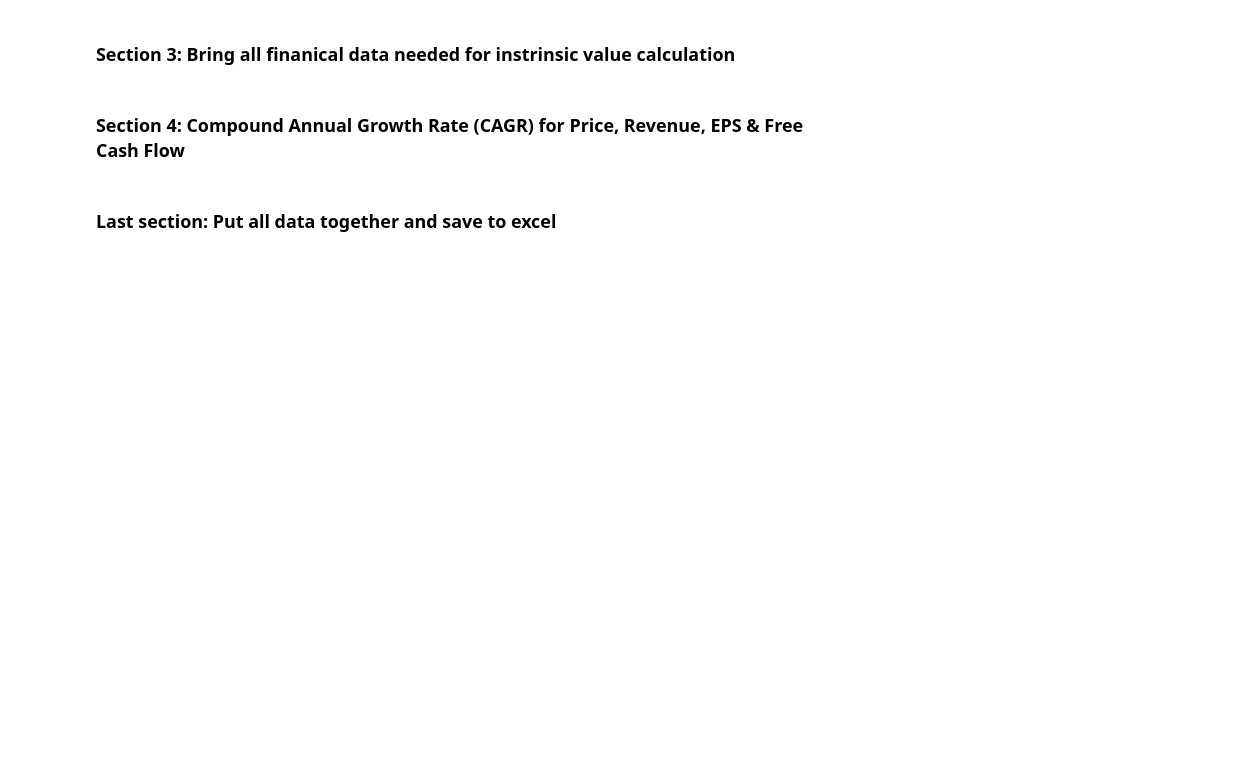
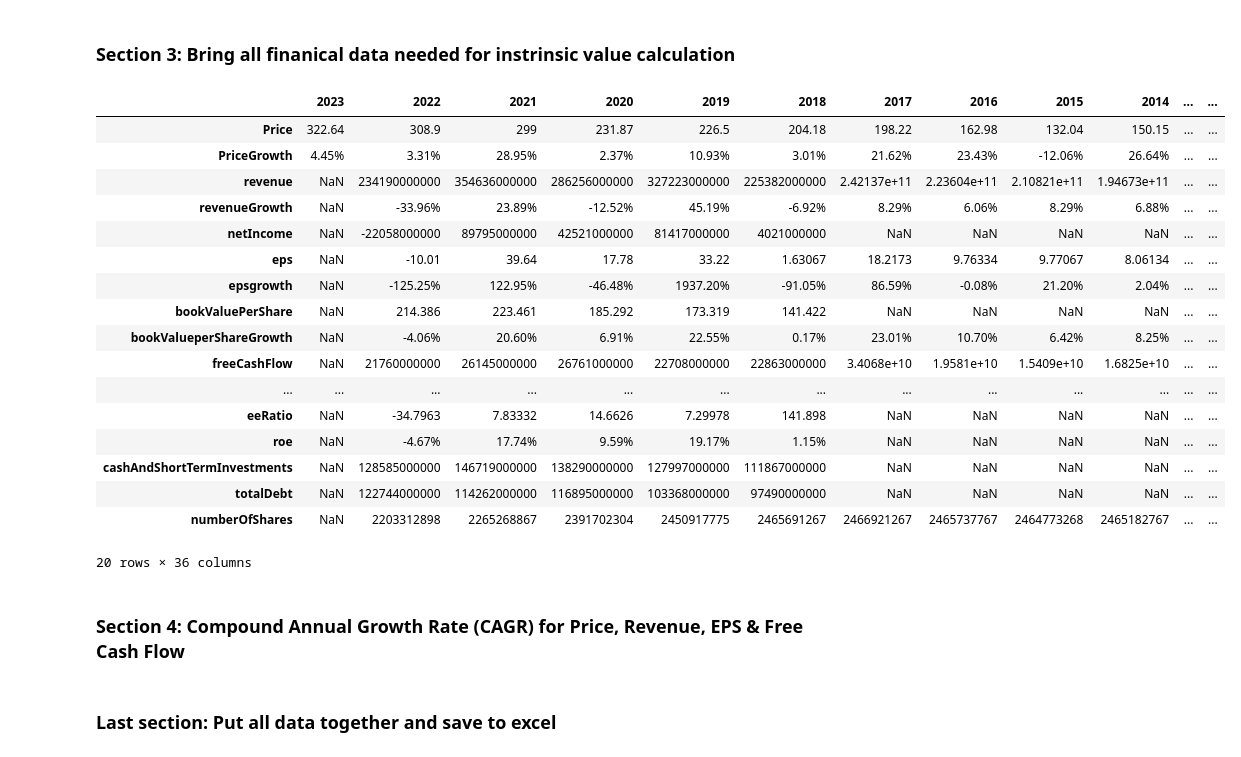
Before and after one commit to PerryLi2008/stock-analysis, a Jupyter notebook: Stock fundamental analysis.ipynb, the cells around one changed output. Cells and saved outputs as stored; diff of their text form; code cells hidden in the pictures; blank space fills up the shorter version.

```diff
--- a/Stock fundamental analysis.ipynb
+++ b/Stock fundamental analysis.ipynb
@@ -59,6 +67,16 @@ def percentage_format(x):
         return x
     else:
         return '{:.2%}'.format(x)
+
+# Update NaN value of revenue, eps and freeCashFlow based on growth calculation
+# Reason: FinancialModellingPrep's API only provide 5 years data for free account. But provides all years data for growth.
+# This function calculates all years data of revenue, eps and freeCashFlow based on growth
+def update_per_growth(df, rownum):
+    for col in range(1, len(df.columns)):
+        if pd.isna(df.iloc[rownum][col]):
+            df.iloc[rownum, col] = df.iloc[rownum][col-1] / (df.iloc[rownum+1][col-1]+1)
+
+    return df
 # %%
 import yfinance as yf
 
@@ -130,8 +148,8 @@ results = pd.concat([income_statement_annually.loc['revenue'],
                      key_metrics_annually.loc['bookValuePerShare'],
                      growth_annually.loc['bookValueperShareGrowth'],
                      cash_flow_statement_annually.loc['freeCashFlow'],
+                     growth_annually.loc['freeCashFlowGrowth'],
                      key_metrics_annually.loc['freeCashFlowPerShare'],
-                     growth_annually.loc['freeCashFlowGrowth'],
                      key_metrics_annually.loc['marketCap'],
                      key_metrics_annually.loc['enterpriseValue'],
                      key_metrics_annually.loc['peRatio'],
@@ -155,11 +173,38 @@ results = calc_eeRatio(results).transpose()
 # results = results.transpose()
 results = pd.concat([price_info, results])
 
+# Calculate all years data for revenue, eps and freeCashFlow
+update_per_growth(results, 2)             # revenue
+update_per_growth(results, 5)             # eps
+update_per_growth(results, 9)             # freeCashFlow
+
+# Format decimal fields format as percentage
 results.loc['revenueGrowth'] = results.loc['revenueGrowth'].apply(lambda x: percentage_format(x))
 results.loc['epsgrowth'] = results.loc['epsgrowth'].apply(lambda x: percentage_format(x))
 results.loc['bookValueperShareGrowth'] = results.loc['bookValueperShareGrowth'].apply(lambda x: percentage_format(x))
 results.loc['freeCashFlowGrowth'] = results.loc['freeCashFlowGrowth'].apply(lambda x: percentage_format(x))
 results.loc['roe'] = results.loc['roe'].apply(lambda x: percentage_format(x))
+# %%
+results
+# %% [output]
+|  | 2023 | 2022 | 2021 | 2020 | 2019 | 2018 | 2017 | 2016 | 2015 | 2014 | ... | ... |
+| Price | 322.64 | 308.9 | 299 | 231.87 | 226.5 | 204.18 | 198.22 | 162.98 | 132.04 | 150.15 | ... | ... |
+| PriceGrowth | 4.45% | 3.31% | 28.95% | 2.37% | 10.93% | 3.01% | 21.62% | 23.43% | -12.06% | 26.64% | ... | ... |
+| revenue | NaN | 234190000000 | 354636000000 | 286256000000 | 327223000000 | 225382000000 | 2.42137e+11 | 2.23604e+11 | 2.10821e+11 | 1.94673e+11 | ... | ... |
+| revenueGrowth | NaN | -33.96% | 23.89% | -12.52% | 45.19% | -6.92% | 8.29% | 6.06% | 8.29% | 6.88% | ... | ... |
+| netIncome | NaN | -22058000000 | 89795000000 | 42521000000 | 81417000000 | 4021000000 | NaN | NaN | NaN | NaN | ... | ... |
+| eps | NaN | -10.01 | 39.64 | 17.78 | 33.22 | 1.63067 | 18.2173 | 9.76334 | 9.77067 | 8.06134 | ... | ... |
+| epsgrowth | NaN | -125.25% | 122.95% | -46.48% | 1937.20% | -91.05% | 86.59% | -0.08% | 21.20% | 2.04% | ... | ... |
+| bookValuePerShare | NaN | 214.386 | 223.461 | 185.292 | 173.319 | 141.422 | NaN | NaN | NaN | NaN | ... | ... |
+| bookValueperShareGrowth | NaN | -4.06% | 20.60% | 6.91% | 22.55% | 0.17% | 23.01% | 10.70% | 6.42% | 8.25% | ... | ... |
+| freeCashFlow | NaN | 21760000000 | 26145000000 | 26761000000 | 22708000000 | 22863000000 | 3.4068e+10 | 1.9581e+10 | 1.5409e+10 | 1.6825e+10 | ... | ... |
+| ... | ... | ... | ... | ... | ... | ... | ... | ... | ... | ... | ... | ... |
+| eeRatio | NaN | -34.7963 | 7.83332 | 14.6626 | 7.29978 | 141.898 | NaN | NaN | NaN | NaN | ... | ... |
+| roe | NaN | -4.67% | 17.74% | 9.59% | 19.17% | 1.15% | NaN | NaN | NaN | NaN | ... | ... |
+| cashAndShortTermInvestments | NaN | 128585000000 | 146719000000 | 138290000000 | 127997000000 | 111867000000 | NaN | NaN | NaN | NaN | ... | ... |
+| totalDebt | NaN | 122744000000 | 114262000000 | 116895000000 | 103368000000 | 97490000000 | NaN | NaN | NaN | NaN | ... | ... |
+| numberOfShares | NaN | 2203312898 | 2265268867 | 2391702304 | 2450917775 | 2465691267 | 2466921267 | 2465737767 | 2464773268 | 2465182767 | ... | ... |
+20 rows × 36 columns
 # %% [markdown]
 ### Section 4: Compound Annual Growth Rate (CAGR) for Price, Revenue, EPS & Free Cash Flow
 # %%
```
Also changed, not shown: parts of 5 cells of this notebook.
